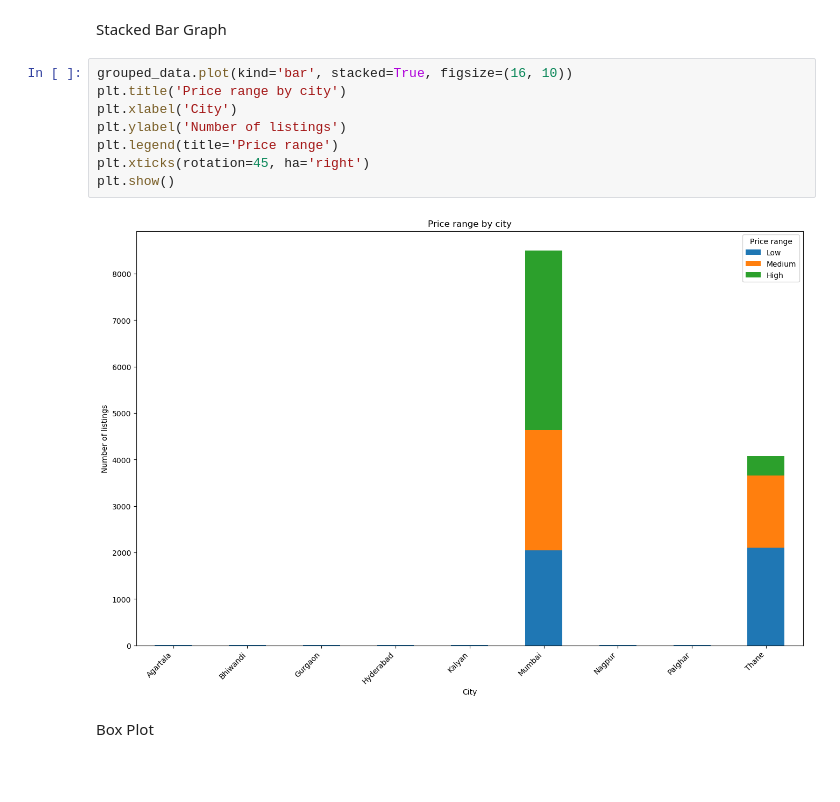
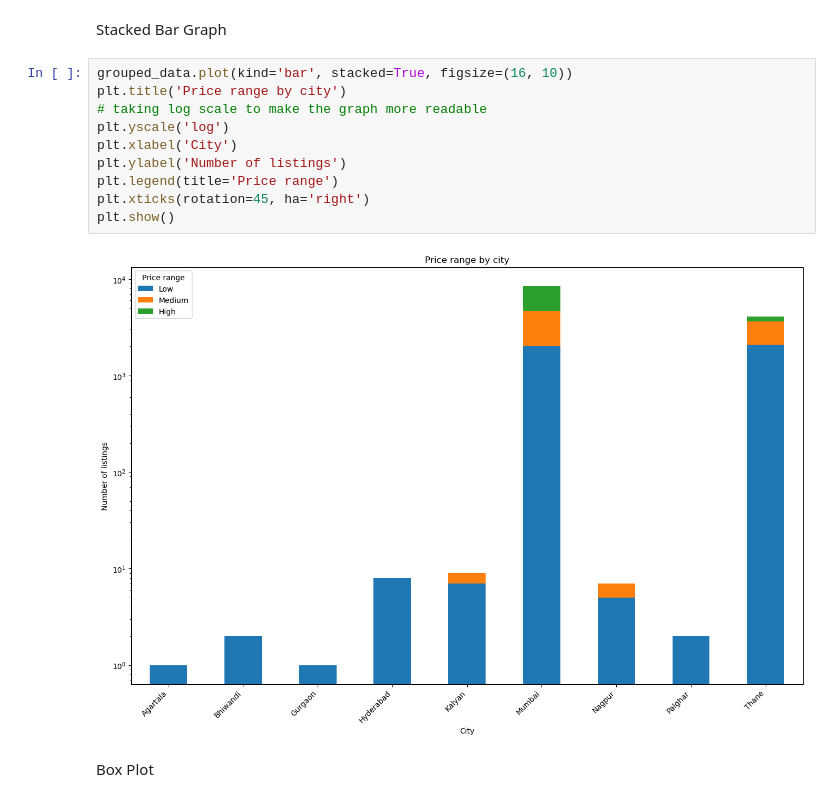
Before and after one commit to arghyawning/data-analytics-1-assignments, a Jupyter notebook: a1/51/assignment1_51.ipynb, the cells around one changed output. Cells and saved outputs as stored; diff of their text form; blank space fills up the shorter version.

```diff
--- a/a1/51/assignment1_51.ipynb
+++ b/a1/51/assignment1_51.ipynb
@@ -88,13 +88,15 @@ Stacked Bar Graph
 # %%
 grouped_data.plot(kind='bar', stacked=True, figsize=(16, 10))
 plt.title('Price range by city')
+# taking log scale to make the graph more readable
+plt.yscale('log')
 plt.xlabel('City')
 plt.ylabel('Number of listings')
 plt.legend(title='Price range')
 plt.xticks(rotation=45, ha='right')
 plt.show()
 # %% [output]
-[figure, old version]
+[figure, new version]
 # %% [markdown]
 Box Plot
 # %%
```
Also changed, not shown: parts of 16 cells of this notebook, 1 other file.
